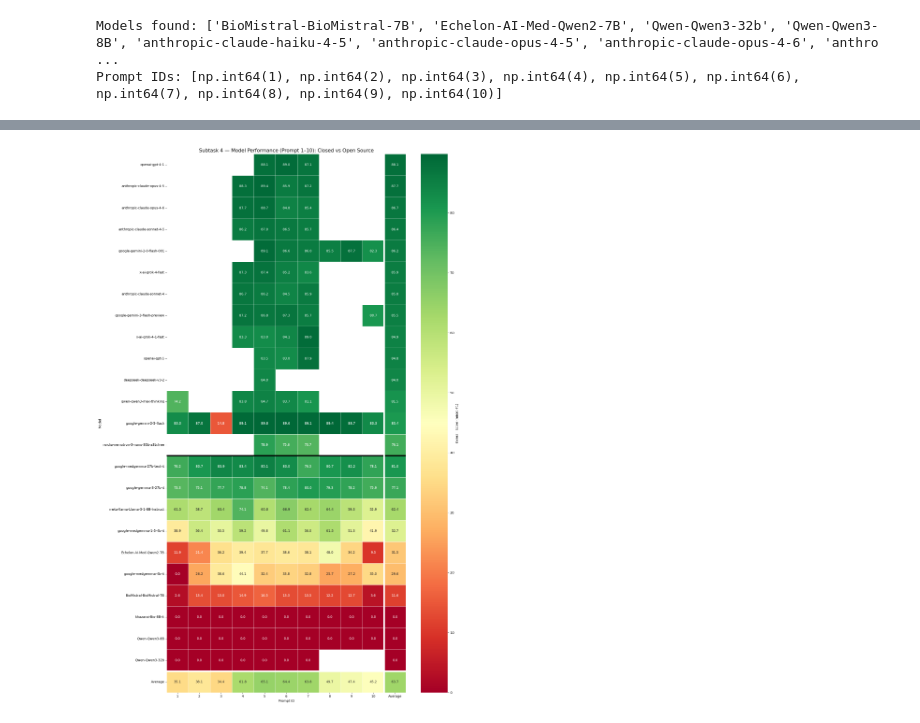
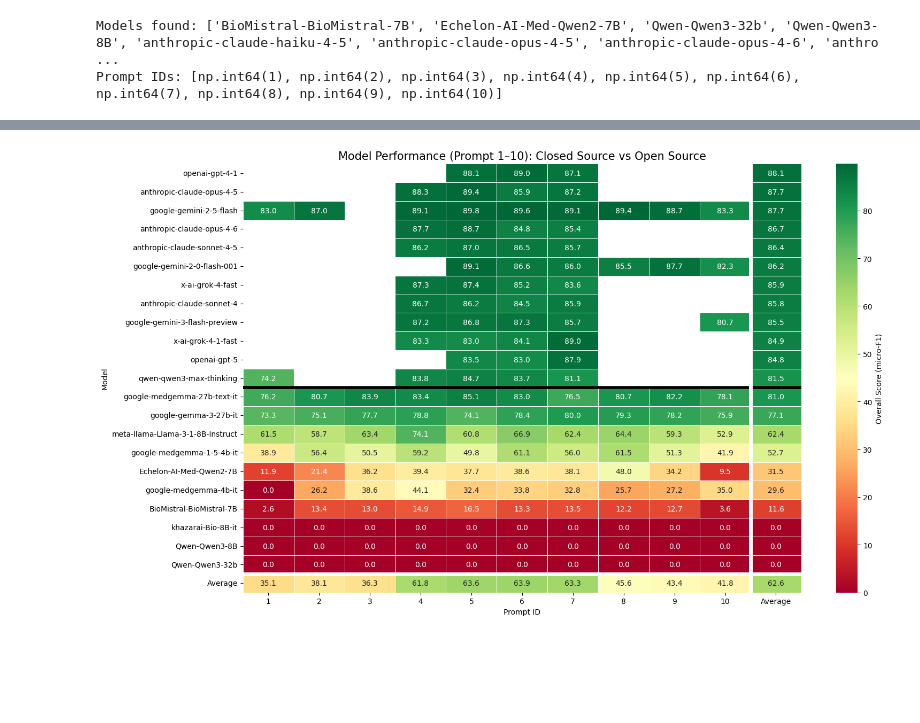
Before and after one commit to bioinformatics-ua/ArchEHR-QA-2026, a Jupyter notebook: Subtask4/inference/model_prompt_heatmap.ipynb, the cells around one changed output, grey strips where cells are left out. Drawn from its saved outputs; the diff is of its cells as text; code cells hidden in the pictures; blank space fills up the shorter version.

```diff
--- a/Subtask4/inference/model_prompt_heatmap.ipynb
+++ b/Subtask4/inference/model_prompt_heatmap.ipynb
@@ -126,30 +126,30 @@ pivot_df
 # %%
 # Plot heatmap
 n_closed = len(closed_sorted)
-plt.figure(figsize=(16, max(9, len(closed_sorted) + len(open_sorted))))
+plt.figure(figsize=(16, max(9, (len(closed_sorted) + len(open_sorted)) * 0.25)))
 ax = sns.heatmap(
     pivot_df,
     annot=True,
     fmt='.1f',
     cmap='RdYlGn',
     linewidths=0.5,
     cbar_kws={'label': 'Overall Score (micro-F1)'},
 )
 
 # Black thick line separating closed source from open source models
 ax.axhline(y=n_closed, color='black', linewidth=4)
 
 # White line separating the Average column from prompt columns
 ax.axvline(x=pivot_df.shape[1] - 1, color='white', linewidth=5)
 
 # White line separating the Average row from model rows
 ax.axhline(y=pivot_df.shape[0] - 1, color='white', linewidth=5)
 
-plt.title('Subtask 4 — Model Performance (Prompt 1–10): Closed vs Open Source', fontsize=15)
+plt.title('Model Performance (Prompt 1–10): Closed Source vs Open Source', fontsize=15)
 plt.ylabel('Model')
 plt.xlabel('Prompt ID')
 plt.tight_layout()
 plt.savefig('subtask4_heatmap.png', dpi=150, bbox_inches='tight')
 plt.show()
 # %% [output]
-[figure, old version]
+[figure, new version]
```
Also changed, not shown: parts of 1 cell of this notebook, 7 other files.
